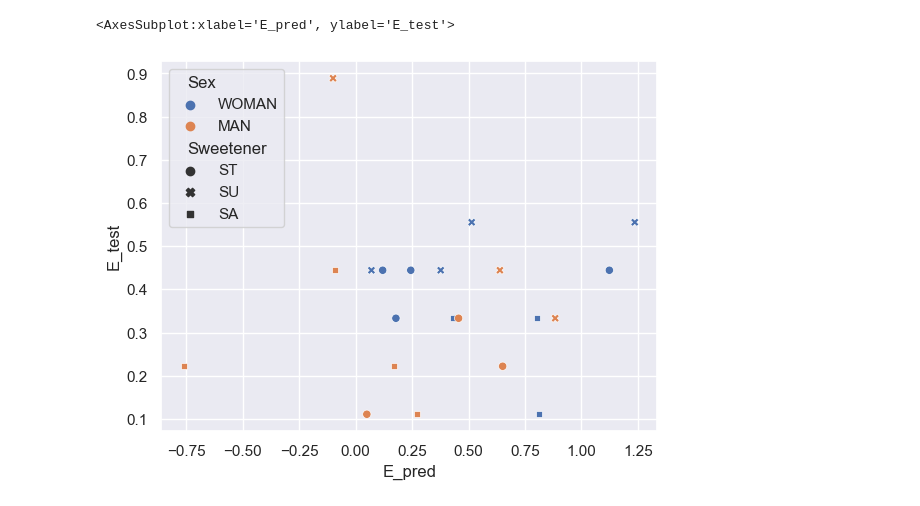
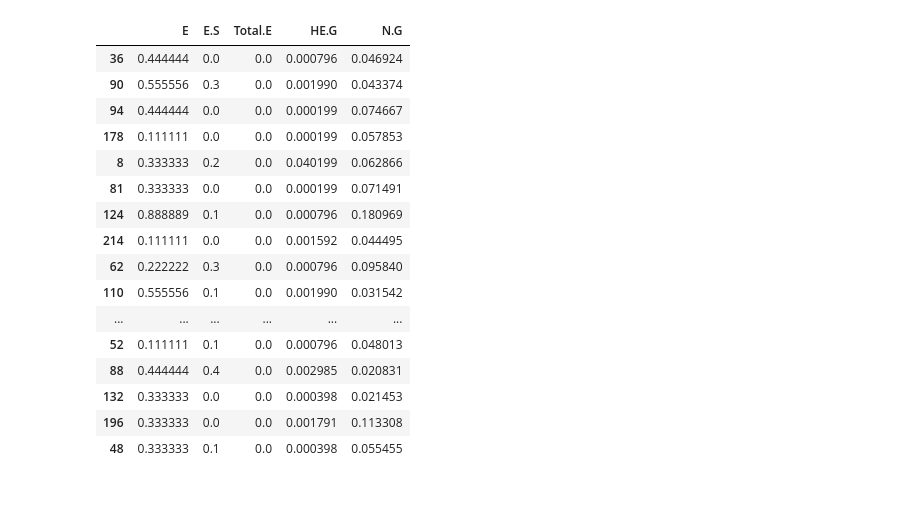
Before and after one commit to dhprieto/thirdArt, a Jupyter notebook: newPlots.ipynb, the cells around one changed output. Cells and saved outputs as stored; diff of their text form; code cells hidden in the pictures.

```diff
--- a/newPlots.ipynb
+++ b/newPlots.ipynb
@@ -57,9 +35,22 @@ pred_prueba_DF = pd.DataFrame(pred_prueba, index = X_metTest.index-1, columns=y_
 pred_prueba_DF["Sex"] = dummies_sex
 pred_prueba_DF["Sweetener"] = dummies_sweetener
-# %%
-import seaborn as sns
-sns.set_theme()
-sns.scatterplot(data = pred_prueba_DF, x = "E_pred", y = "E_test", hue= "Sex", style = "Sweetener")
-# %% [output]
-<AxesSubplot:xlabel='E_pred', ylabel='E_test'>
-[figure, removed]
+# %%
+y_metTest
+# %% [output]
+|  | E | E.S | Total.E | HE.G | N.G |
+| 36 | 0.444444 | 0.0 | 0.0 | 0.000796 | 0.046924 |
+| 90 | 0.555556 | 0.3 | 0.0 | 0.001990 | 0.043374 |
+| 94 | 0.444444 | 0.0 | 0.0 | 0.000199 | 0.074667 |
+| 178 | 0.111111 | 0.0 | 0.0 | 0.000199 | 0.057853 |
+| 8 | 0.333333 | 0.2 | 0.0 | 0.040199 | 0.062866 |
+| 81 | 0.333333 | 0.0 | 0.0 | 0.000199 | 0.071491 |
+| 124 | 0.888889 | 0.1 | 0.0 | 0.000796 | 0.180969 |
+| 214 | 0.111111 | 0.0 | 0.0 | 0.001592 | 0.044495 |
+| 62 | 0.222222 | 0.3 | 0.0 | 0.000796 | 0.095840 |
+| 110 | 0.555556 | 0.1 | 0.0 | 0.001990 | 0.031542 |
+| ... | ... | ... | ... | ... | ... |
+| 52 | 0.111111 | 0.1 | 0.0 | 0.000796 | 0.048013 |
+| 88 | 0.444444 | 0.4 | 0.0 | 0.002985 | 0.020831 |
+| 132 | 0.333333 | 0.0 | 0.0 | 0.000398 | 0.021453 |
+| 196 | 0.333333 | 0.0 | 0.0 | 0.001791 | 0.113308 |
+| 48 | 0.333333 | 0.1 | 0.0 | 0.000398 | 0.055455 |
```
Also changed, not shown: parts of 7 cells of this notebook.
